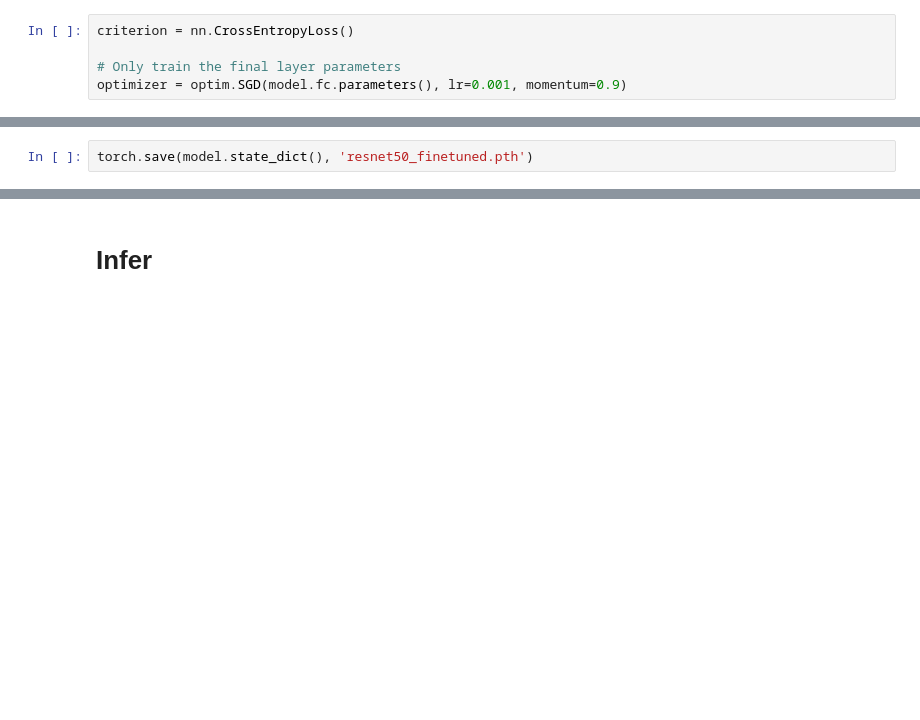
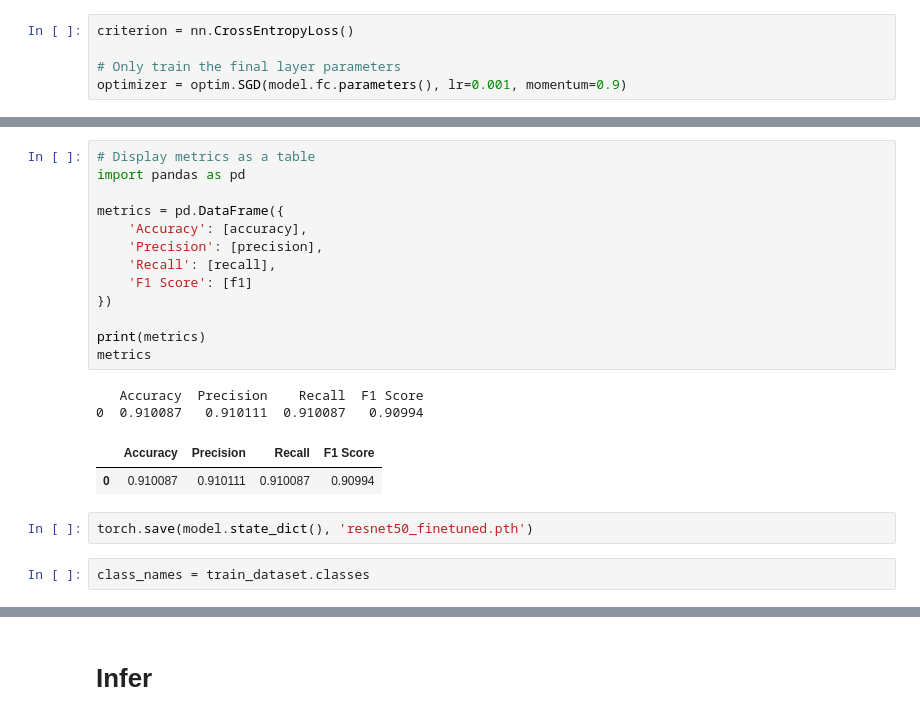
Before and after one commit to TheOctoMizer/AAI-501-Final-Project, a Jupyter notebook: Training/ResNet18.ipynb, the cells around one changed output, grey strips where cells are left out. Cells and saved outputs as stored; diff of their text form; blank space fills up the shorter version.

```diff
--- a/Training/ResNet18.ipynb
+++ b/Training/ResNet18.ipynb
@@ -91,2 +110,22 @@ Epoch 15/15, Loss: 0.2150
+# %%
+# Display metrics as a table
+import pandas as pd
+
+metrics = pd.DataFrame({
+    'Accuracy': [accuracy],
+    'Precision': [precision],
+    'Recall': [recall],
+    'F1 Score': [f1]
+})
+
+print(metrics)
+metrics
+# %% [output]
+   Accuracy  Precision    Recall  F1 Score
+0  0.910087   0.910111  0.910087   0.90994
+|  | Accuracy | Precision | Recall | F1 Score |
+| 0 | 0.910087 | 0.910111 | 0.910087 | 0.90994 |
 # %%
 torch.save(model.state_dict(), 'resnet50_finetuned.pth')
+# %%
+class_names = train_dataset.classes
```
Also changed, not shown: parts of 5 cells of this notebook, 1 other file.
